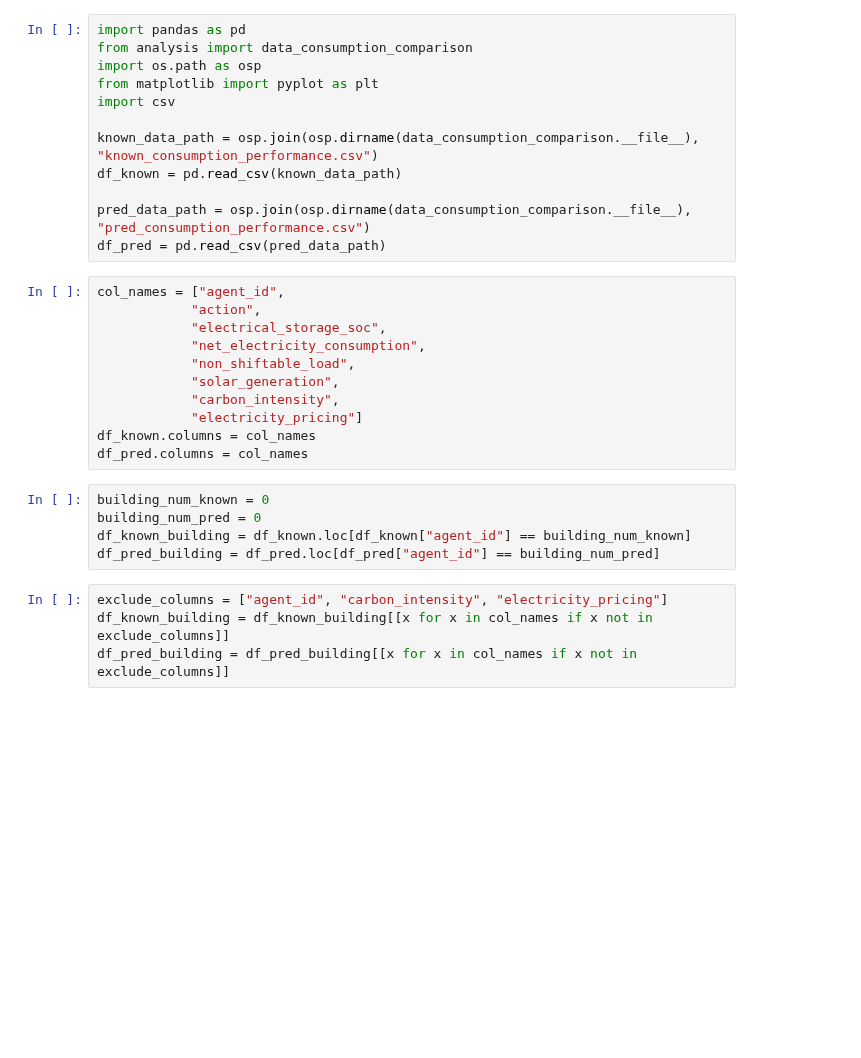
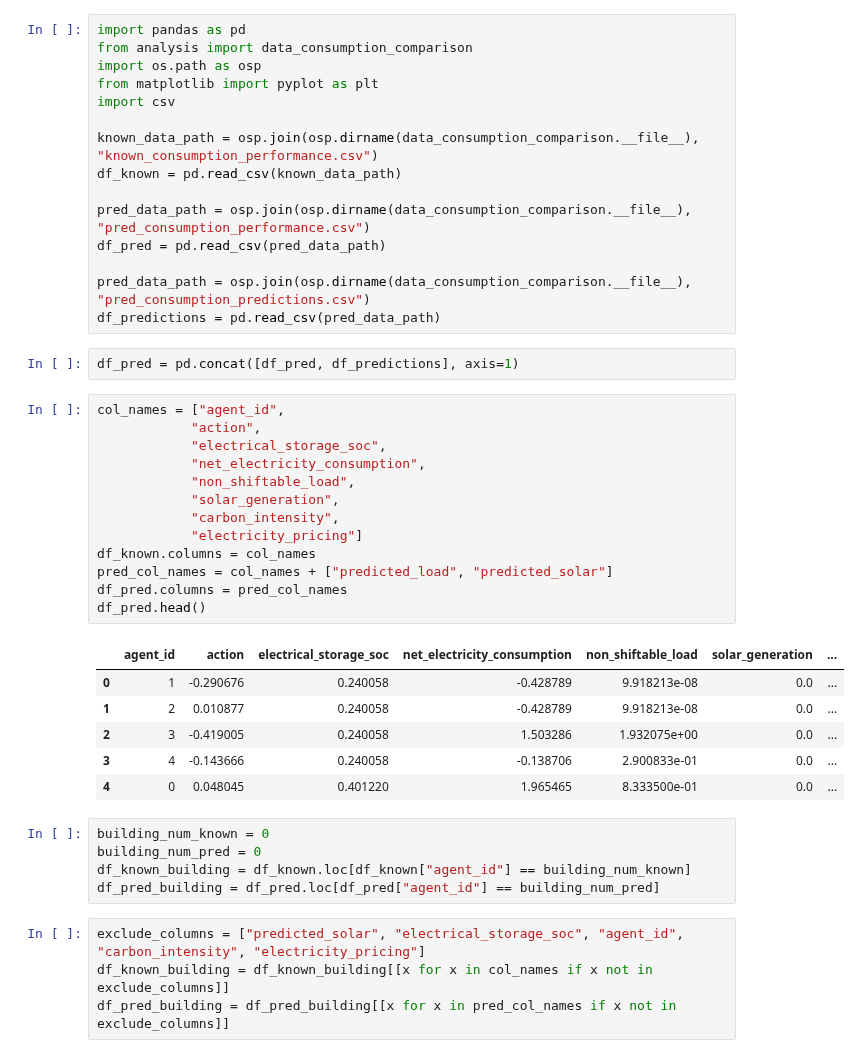
Before and after one commit to TeamEpochGithub/citylearn2022, a Jupyter notebook: analysis/comparison_known_pred_consumption.ipynb, the cells around one changed output. Saved outputs shown, nothing was run; the diff lists cells and outputs as text; blank space fills up the shorter version.

```diff
--- a/analysis/comparison_known_pred_consumption.ipynb
+++ b/analysis/comparison_known_pred_consumption.ipynb
@@ -10,24 +10,38 @@ df_known = pd.read_csv(known_data_path)
 
 pred_data_path = osp.join(osp.dirname(data_consumption_comparison.__file__), "pred_consumption_performance.csv")
 df_pred = pd.read_csv(pred_data_path)
+
+pred_data_path = osp.join(osp.dirname(data_consumption_comparison.__file__), "pred_consumption_predictions.csv")
+df_predictions = pd.read_csv(pred_data_path)
+# %%
+df_pred = pd.concat([df_pred, df_predictions], axis=1)
 # %%
 col_names = ["agent_id",
             "action",
             "electrical_storage_soc",
             "net_electricity_consumption",
             "non_shiftable_load",
             "solar_generation",
             "carbon_intensity",
             "electricity_pricing"]
 df_known.columns = col_names
-df_pred.columns = col_names
+pred_col_names = col_names + ["predicted_load", "predicted_solar"]
+df_pred.columns = pred_col_names
+df_pred.head()
+# %% [output]
+|  | agent_id | action | electrical_storage_soc | net_electricity_consumption | non_shiftable_load | solar_generation | ... |
+| 0 | 1 | -0.290676 | 0.240058 | -0.428789 | 9.918213e-08 | 0.0 | ... |
+| 1 | 2 | 0.010877 | 0.240058 | -0.428789 | 9.918213e-08 | 0.0 | ... |
+| 2 | 3 | -0.419005 | 0.240058 | 1.503286 | 1.932075e+00 | 0.0 | ... |
+| 3 | 4 | -0.143666 | 0.240058 | -0.138706 | 2.900833e-01 | 0.0 | ... |
+| 4 | 0 | 0.048045 | 0.401220 | 1.965465 | 8.333500e-01 | 0.0 | ... |
 # %%
 building_num_known = 0
 building_num_pred = 0
 df_known_building = df_known.loc[df_known["agent_id"] == building_num_known]
 df_pred_building = df_pred.loc[df_pred["agent_id"] == building_num_pred]
 # %%
-exclude_columns = ["agent_id", "carbon_intensity", "electricity_pricing"]
+exclude_columns = ["predicted_solar", "electrical_storage_soc", "agent_id", "carbon_intensity", "electricity_pricing"]
 df_known_building = df_known_building[[x for x in col_names if x not in exclude_columns]]
-df_pred_building = df_pred_building[[x for x in col_names if x not in exclude_columns]]
+df_pred_building = df_pred_building[[x for x in pred_col_names if x not in exclude_columns]]
 # %%
```
Also changed, not shown: parts of 1 cell of this notebook, 3 other files.
